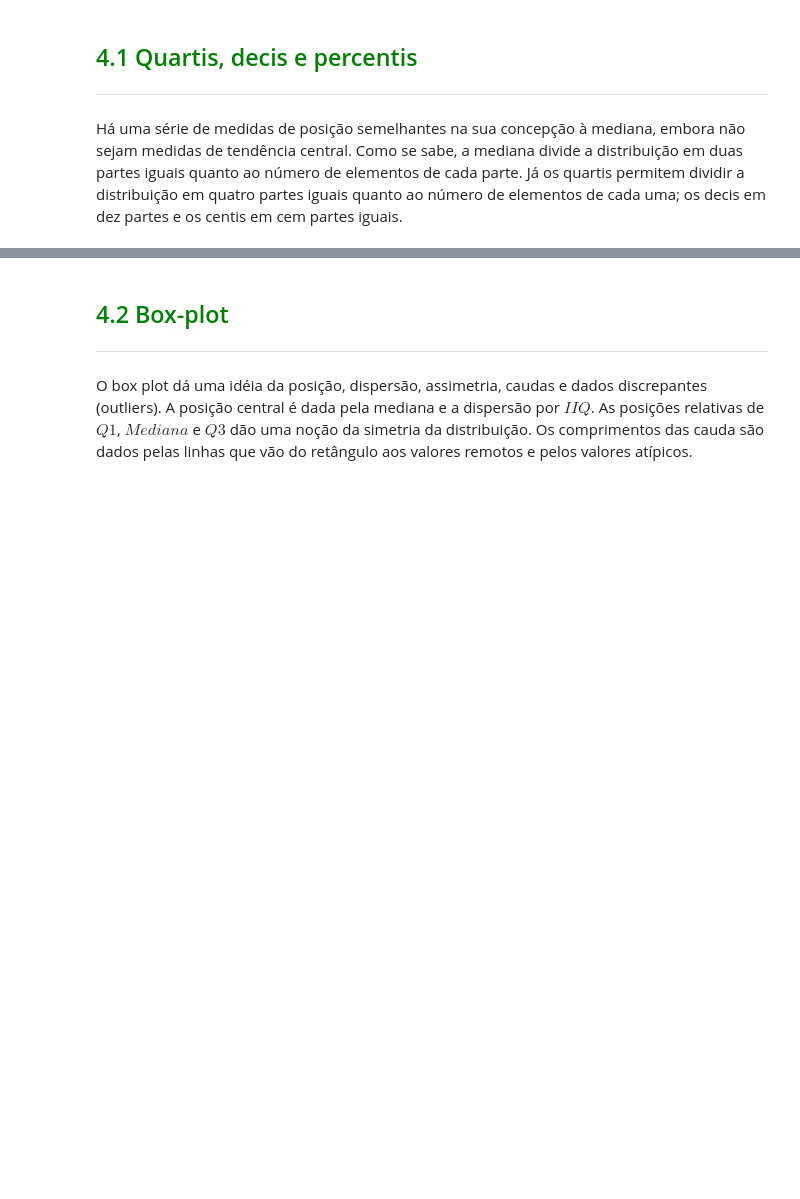
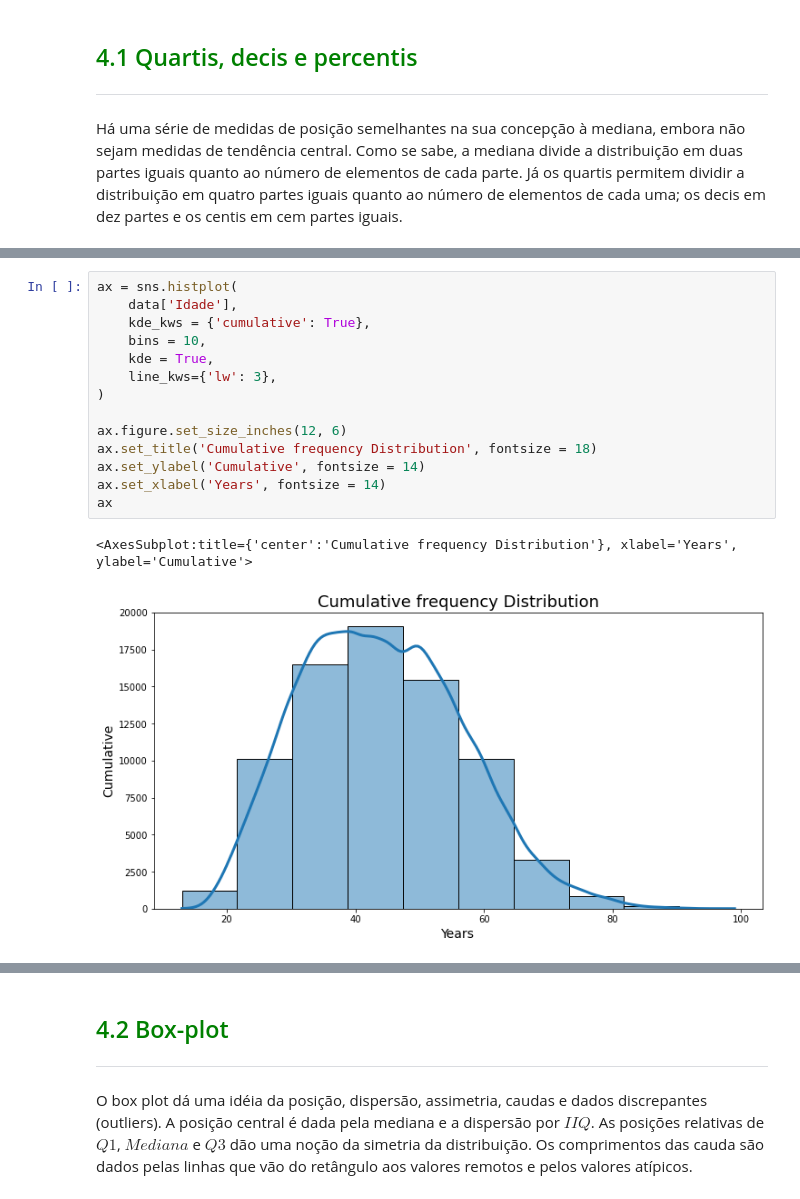
Before and after one commit to Gabriel-limadev/data_science_study, a Jupyter notebook: 3 - Estatística com Python: frequências e medidas/course files/Curso_de_Estatística_Parte_1.ipynb, the cells around one changed output, grey strips where cells are left out. Drawn from its saved outputs; the diff is of its cells as text; blank space fills up the shorter version.

```diff
--- a/3 - Estatística com Python: frequências e medidas/course files/Curso_de_Estatística_Parte_1.ipynb
+++ b/3 - Estatística com Python: frequências e medidas/course files/Curso_de_Estatística_Parte_1.ipynb
@@ -639,0 +969,17 @@ Há uma série de medidas de posição semelhantes na sua concepção à mediana
+# %%
+ax = sns.histplot(
+    data['Idade'],
+    kde_kws = {'cumulative': True},
+    bins = 10,
+    kde = True,
+    line_kws={'lw': 3},
+)
+
+ax.figure.set_size_inches(12, 6)
+ax.set_title('Cumulative frequency Distribution', fontsize = 18)
+ax.set_ylabel('Cumulative', fontsize = 14)
+ax.set_xlabel('Years', fontsize = 14)
+ax
+# %% [output]
+<AxesSubplot:title={'center':'Cumulative frequency Distribution'}, xlabel='Years', ylabel='Cumulative'>
+[figure, added]
```
Also changed, not shown: parts of 57 cells of this notebook.
